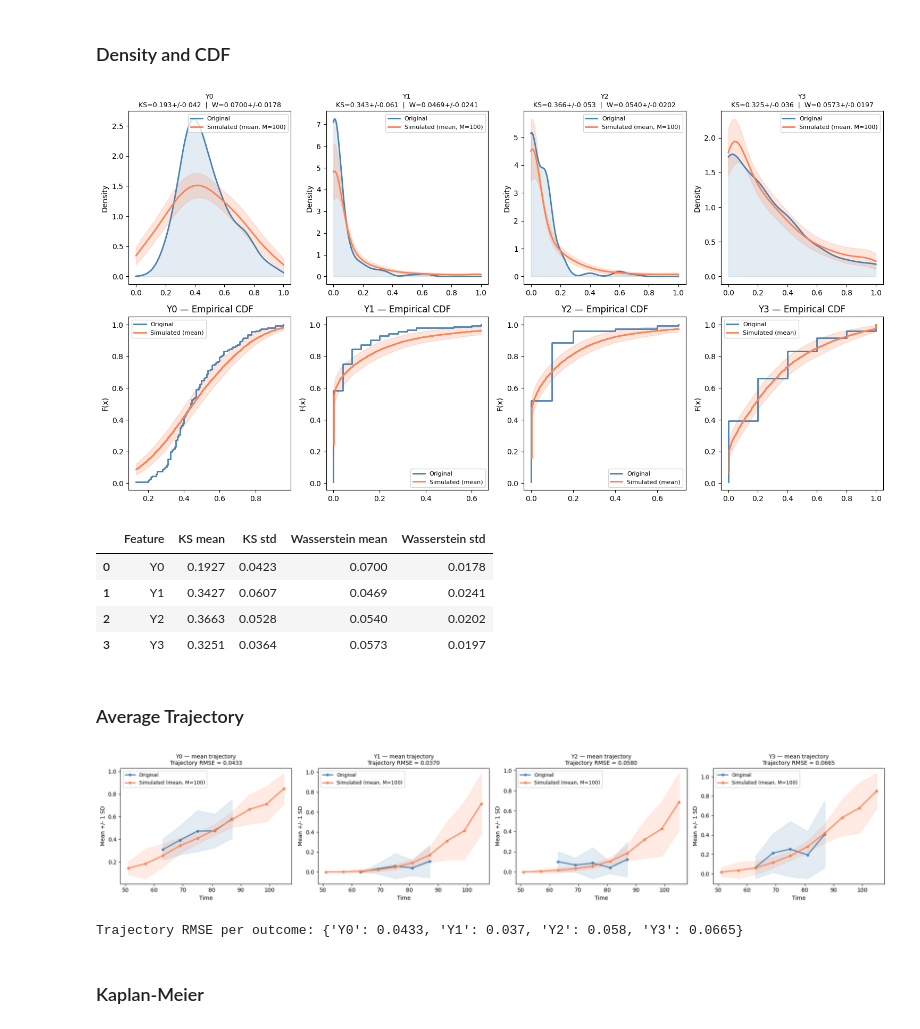
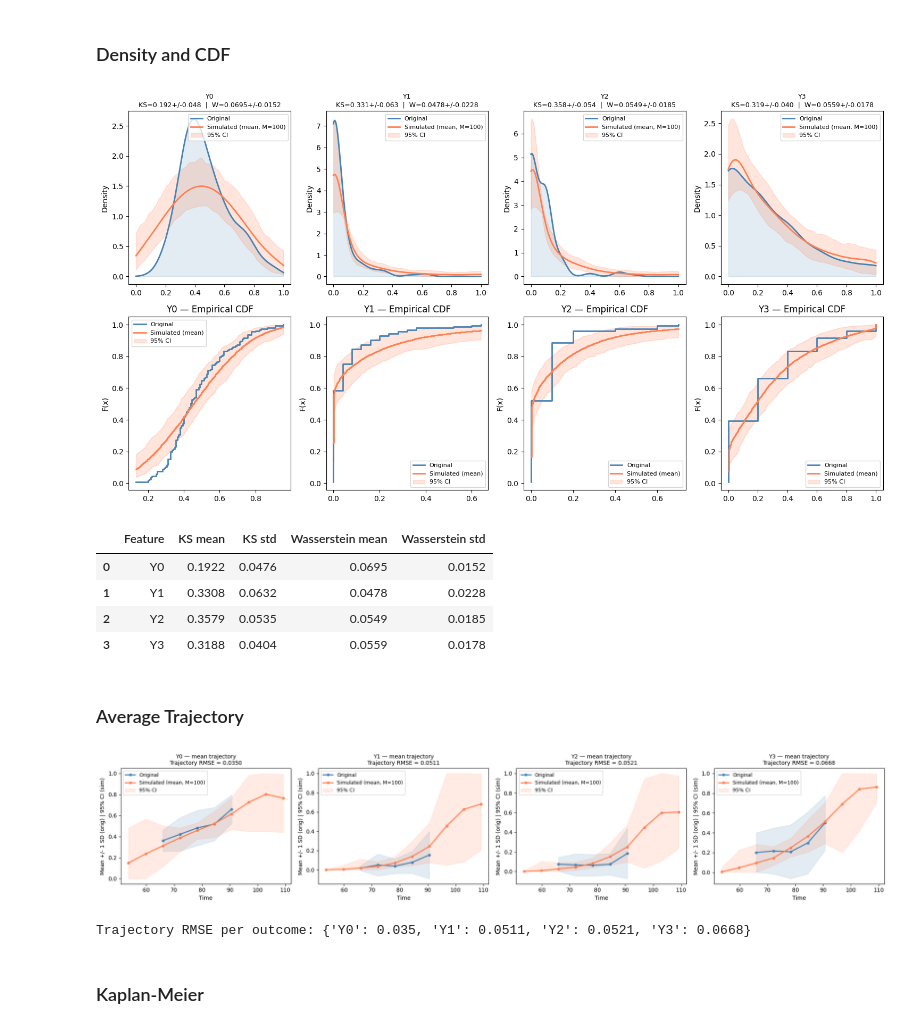
Before and after one commit to aramis-lab/leaspy, a Jupyter notebook: notebooks/2. Metrics.ipynb, the cells around one changed output. Drawn from its saved outputs; the diff is of its cells as text; code cells hidden in the pictures.

```diff
--- a/notebooks/2. Metrics.ipynb
+++ b/notebooks/2. Metrics.ipynb
@@ -30,8 +28,3 @@ model = JointModel(name="test_model", nb_events=1)
 | 3 | 116 | 79.939 | 85.5 | 1 | 0.58511 | 0.00 | 0.0 | 0.0 |
 | 4 | 116 | 80.491 | 85.5 | 1 | 0.57044 | 0.00 | 0.0 | 0.0 |
 Index(['ID', 'TIME', 'EVENT_TIME', 'EVENT_BOOL', 'Y0', 'Y1', 'Y2', 'Y3'], dtype='object')
-# %%
-import warnings
-warnings.filterwarnings("ignore", category=UserWarning)
-
-model.fit(data, "mcmc_saem", seed=1312, n_iter=10000, progress_bar=False)
@@ -42,3 +31,9 @@ Fit with `AlgorithmName.FIT_MCMC_SAEM` took: 3m 51s
+# %%
+import warnings
+warnings.filterwarnings("ignore", category=UserWarning)
+
+# Load the model directly from the JSON file
+model = JointModel.load("../models/model_on_simulated_data_for_joint_10000_iterations.json")
 # %% [markdown]
 ### Parameters given by Optuna study
 
@@ -121,9 +116,10 @@ for col, ax_kde, ax_cdf in zip(feat_cols, axes[0], axes[1]):
 
     kde_mat  = np.array(kde_sim_all[col])   # (M, 300)
     kde_mean = kde_mat.mean(axis=0)
-    kde_std  = kde_mat.std(axis=0)
+    kde_lo   = np.percentile(kde_mat, 2.5, axis=0)
+    kde_hi   = np.percentile(kde_mat, 97.5, axis=0)
     ax_kde.plot(xs, kde_mean, label=f'Simulated (mean, M={M})', color='coral', lw=2)
-    ax_kde.fill_between(xs, kde_mean - kde_std, kde_mean + kde_std, alpha=0.2, color='coral')
+    ax_kde.fill_between(xs, kde_lo, kde_hi, alpha=0.2, color='coral', label='95% CI')
 
     ks_m,   ks_s   = np.mean(ks_all[col]),   np.std(ks_all[col])
     wass_m, wass_s = np.mean(wass_all[col]), np.std(wass_all[col])
@@ -131,7 +127,7 @@ for col, ax_kde, ax_cdf in zip(feat_cols, axes[0], axes[1]):
     ax_kde.legend(fontsize=8)
     ax_kde.set_ylabel('Density')
 
-    # ECDF panel — mean +/- std of simulated ECDFs on a common grid
+    # ECDF panel — mean +/- 95% CI of simulated ECDFs on a common grid
     x_ecdf   = np.linspace(a.min(), a.max(), 300)
     arr_orig = np.sort(a)
     ys_orig  = np.arange(1, len(arr_orig) + 1) / len(arr_orig)
@@ -143,10 +139,11 @@ for col, ax_kde, ax_cdf in zip(feat_cols, axes[0], axes[1]):
         for df_s in sims
     ])
     ecdf_mean = ecdf_mat.mean(axis=0)
-    ecdf_std  = ecdf_mat.std(axis=0)
+    ecdf_lo   = np.percentile(ecdf_mat, 2.5, axis=0)
+    ecdf_hi   = np.percentile(ecdf_mat, 97.5, axis=0)
     ax_cdf.step(x_ecdf, ecdf_mean, where='post', label=f'Simulated (mean)', color='coral', lw=2)
-    ax_cdf.fill_between(x_ecdf, ecdf_mean - ecdf_std, ecdf_mean + ecdf_std,
-                        alpha=0.2, color='coral', step='post')
+    ax_cdf.fill_between(x_ecdf, ecdf_lo, ecdf_hi,
+                        alpha=0.2, color='coral', step='post', label='95% CI')
     ax_cdf.set_title(f'{col} — Empirical CDF')
     ax_cdf.set_ylabel('F(x)')
     ax_cdf.legend(fontsize=8)
@@ -161,12 +158,12 @@ plt.tight_layout()
 plt.show()
 display(pd.DataFrame(summary_rows))
 # %% [output]
-[figure, old version]
+[figure, new version]
 |  | Feature | KS mean | KS std | Wasserstein mean | Wasserstein std |
-| 0 | Y0 | 0.1927 | 0.0423 | 0.0700 | 0.0178 |
-| 1 | Y1 | 0.3427 | 0.0607 | 0.0469 | 0.0241 |
-| 2 | Y2 | 0.3663 | 0.0528 | 0.0540 | 0.0202 |
-| 3 | Y3 | 0.3251 | 0.0364 | 0.0573 | 0.0197 |
+| 0 | Y0 | 0.1922 | 0.0476 | 0.0695 | 0.0152 |
+| 1 | Y1 | 0.3308 | 0.0632 | 0.0478 | 0.0228 |
+| 2 | Y2 | 0.3579 | 0.0535 | 0.0549 | 0.0185 |
+| 3 | Y3 | 0.3188 | 0.0404 | 0.0559 | 0.0178 |
 # %% [markdown]
 ### Average Trajectory
 # %%
@@ -194,41 +191,42 @@ def trajectory_comparison_avg(df, sims, outcome_cols, n_bins=10):
                         np.where(np.isnan(m_orig + sd_orig), np.nan, m_orig + sd_orig),
                         alpha=0.15, color='steelblue')
 
-        # Per-simulation bin means → mean +/- std across M sims
+        # Per-simulation bin means -> 95% CI across M sims
         sim_means = []
         for df_s in sims:
             ds2 = df_s.copy()
             ds2['_bin'] = pd.cut(ds2['TIME'], bins=all_bin_cats)
             m_s = ds2.groupby('_bin', observed=False)[col].mean().reindex(all_bin_cats).values
             sim_means.append(m_s)
         sim_means  = np.array(sim_means)          # (M, n_bins)
         m_sim_avg  = np.nanmean(sim_means, axis=0)
-        m_sim_std  = np.nanstd(sim_means, axis=0)
+        m_sim_lo   = np.nanpercentile(sim_means, 2.5, axis=0)
+        m_sim_hi   = np.nanpercentile(sim_means, 97.5, axis=0)
 
         ax.plot(bin_centers, m_sim_avg, marker='o', ms=4, lw=2,
                 label=f'Simulated (mean, M={len(sims)})', color='coral')
         ax.fill_between(bin_centers,
-                        np.where(np.isnan(m_sim_avg - m_sim_std), np.nan, m_sim_avg - m_sim_std),
-                        np.where(np.isnan(m_sim_avg + m_sim_std), np.nan, m_sim_avg + m_sim_std),
-                        alpha=0.15, color='coral')
+                        np.where(np.isnan(m_sim_lo), np.nan, m_sim_lo),
+                        np.where(np.isnan(m_sim_hi), np.nan, m_sim_hi),
+                        alpha=0.15, color='coral', label='95% CI')
 
         rmse = np.sqrt(np.nanmean((m_orig - m_sim_avg) ** 2))
         traj_metrics[col] = round(rmse, 4)
 
         ax.set_title(f'{col} — mean trajectory\nTrajectory RMSE = {rmse:.4f}', fontsize=10)
         ax.set_xlabel('Time')
-        ax.set_ylabel('Mean +/- 1 SD')
+        ax.set_ylabel('Mean +/- 1 SD (orig) | 95% CI (sim)')
         ax.legend(fontsize=9)
 
     plt.tight_layout()
     plt.show()
     return traj_metrics
 
 traj = trajectory_comparison_avg(df, sims, ['Y0', 'Y1', 'Y2', 'Y3'])
 print('Trajectory RMSE per outcome:', traj)
 # %% [output]
-[figure, old version]
+[figure, new version]
-Trajectory RMSE per outcome: {'Y0': 0.0433, 'Y1': 0.037, 'Y2': 0.058, 'Y3': 0.0665}
+Trajectory RMSE per outcome: {'Y0': 0.035, 'Y1': 0.0511, 'Y2': 0.0521, 'Y3': 0.0668}
 # %% [markdown]
 ### Kaplan-Meier
 # %%
```
Also changed, not shown: parts of 7 cells of this notebook, 5 other files.
